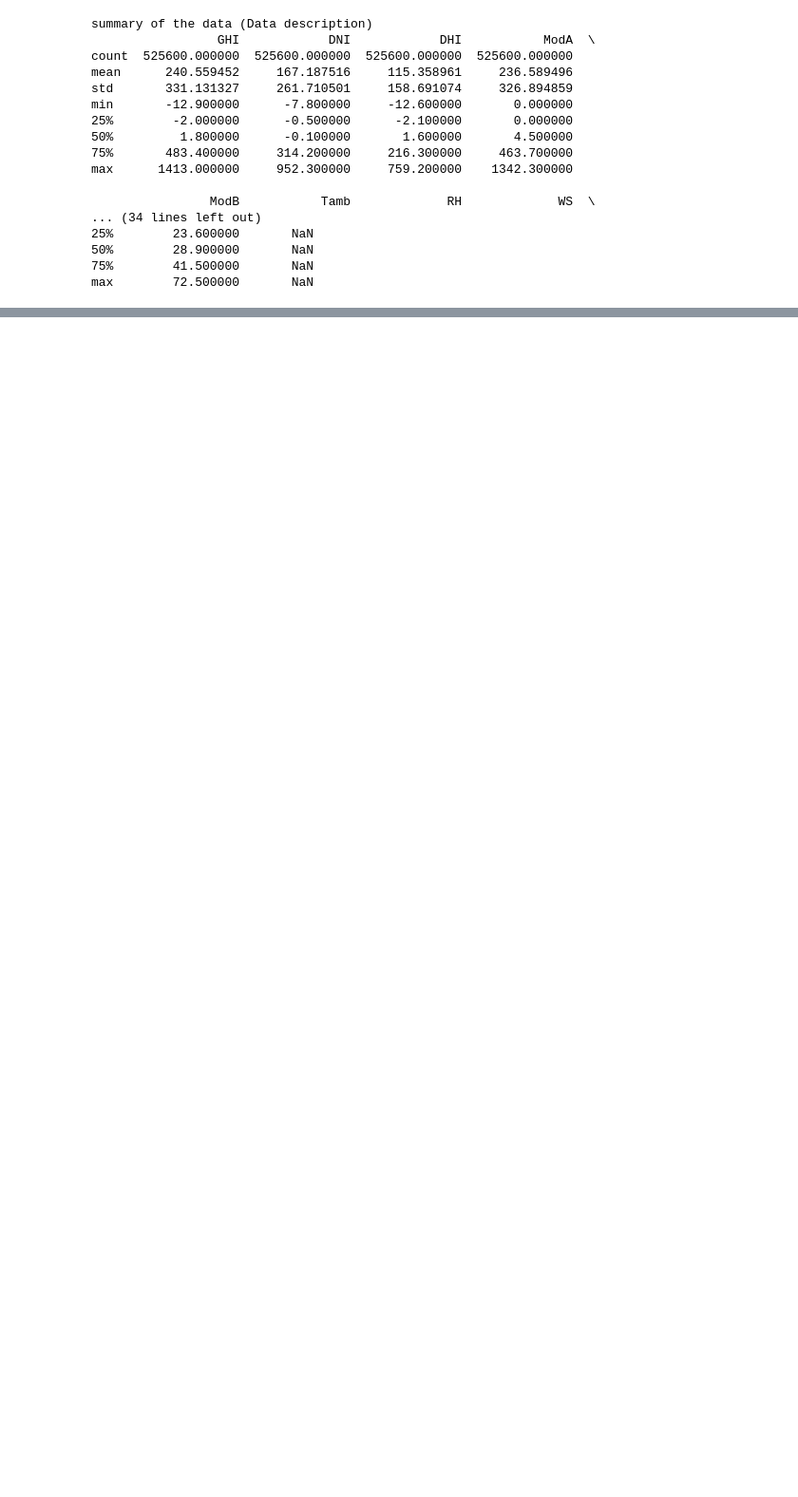
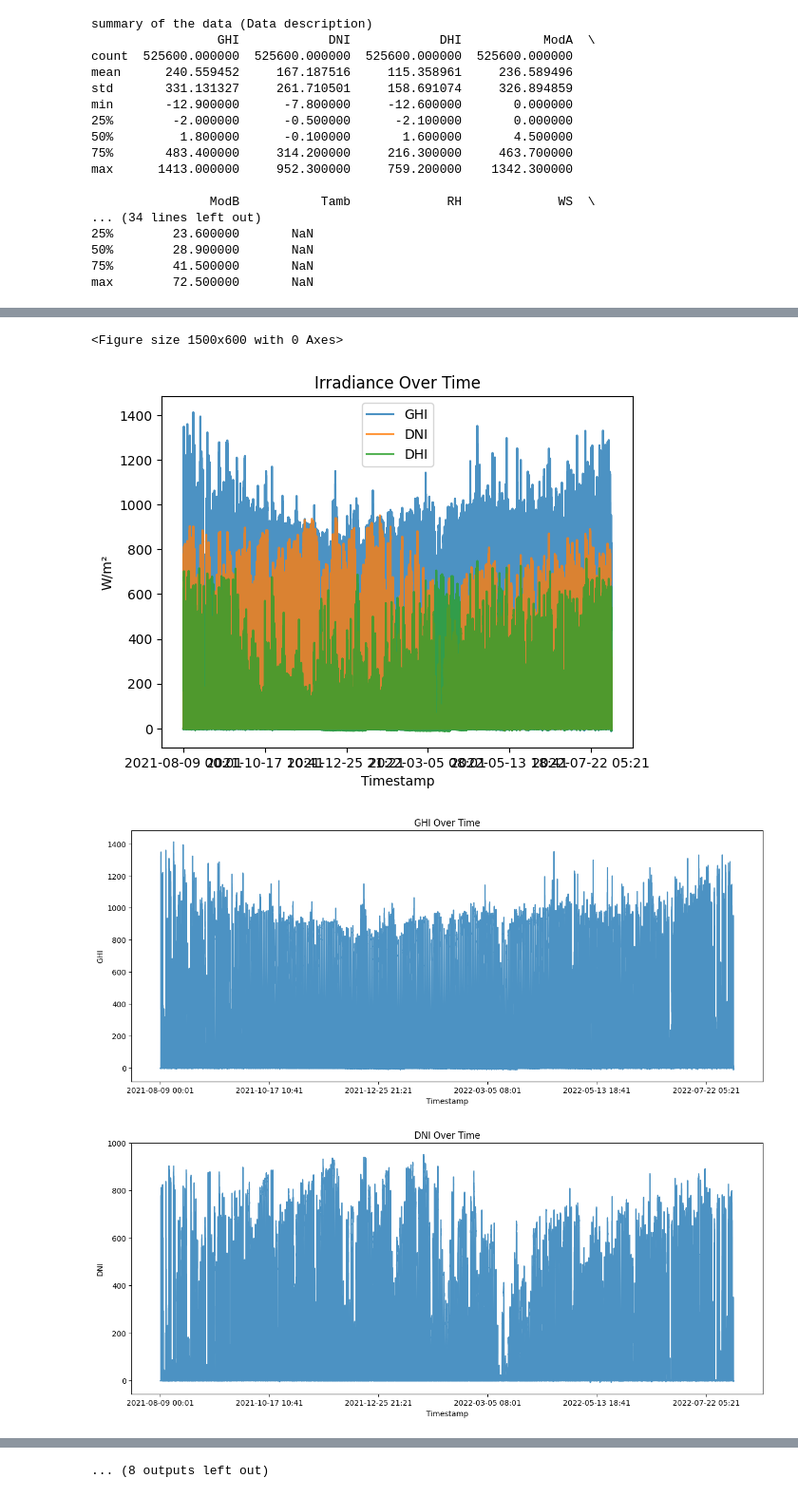
Before and after one commit to abdumehammed/solar-challenge-week1, a Jupyter notebook: notebooks/benin_eda.ipynb, the cells around one changed output, grey strips where cells are left out. Shown at 95% size. Drawn from its saved outputs; the diff is of its cells as text; code cells hidden in the pictures; blank space fills up the shorter version.

```diff
--- a/notebooks/benin_eda.ipynb
+++ b/notebooks/benin_eda.ipynb
@@ -43,0 +87,18 @@ print(missing_values[missing_values > 5])
+# %%
+# Set timestamp as index
+df_ts = df.set_index('Timestamp')
+#plot GHI DHI  DNI  column
+plt.figure(figsize=(15, 6))
+df_ts[['GHI', 'DNI', 'DHI']].plot(title="Irradiance Over Time", alpha=0.8)
+plt.ylabel("W/m²")
+col = ['GHI', 'DNI', 'DHI']
+for col in col:
+    plt.figure(figsize=(15, 6))
+    df_ts[col].plot(title=f"{col} Over Time", alpha=0.8)
+    plt.ylabel(col)
+    plt.show()
+# %% [output]
+<Figure size 1500x600 with 0 Axes>
+[figure, added]
+[figure, added]
+[figure, added]
@@ -43,0 +113 @@ print(missing_values[missing_values > 5])
+... (8 outputs left out)
```
Also changed, not shown: parts of 7 cells of this notebook.
